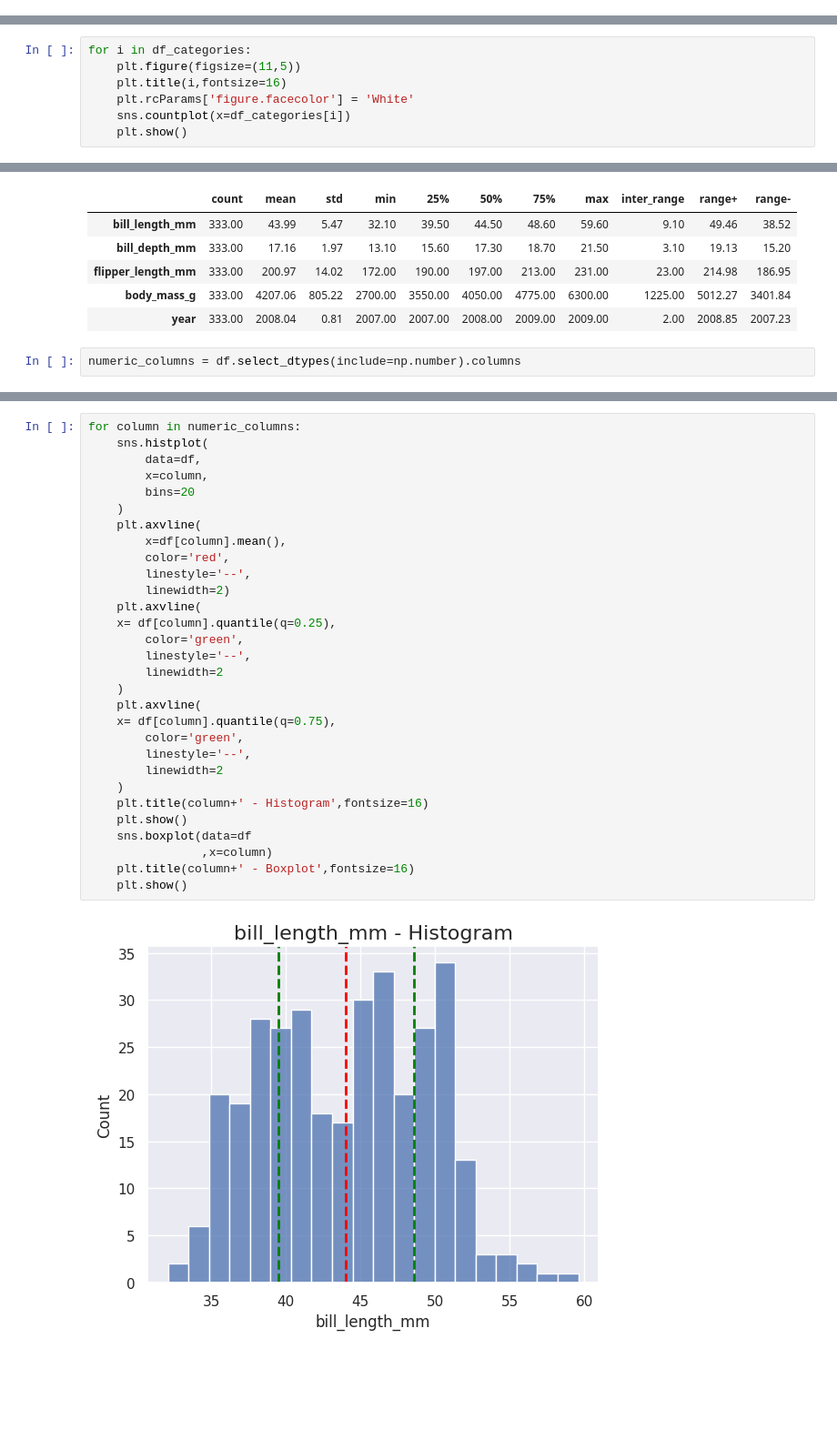
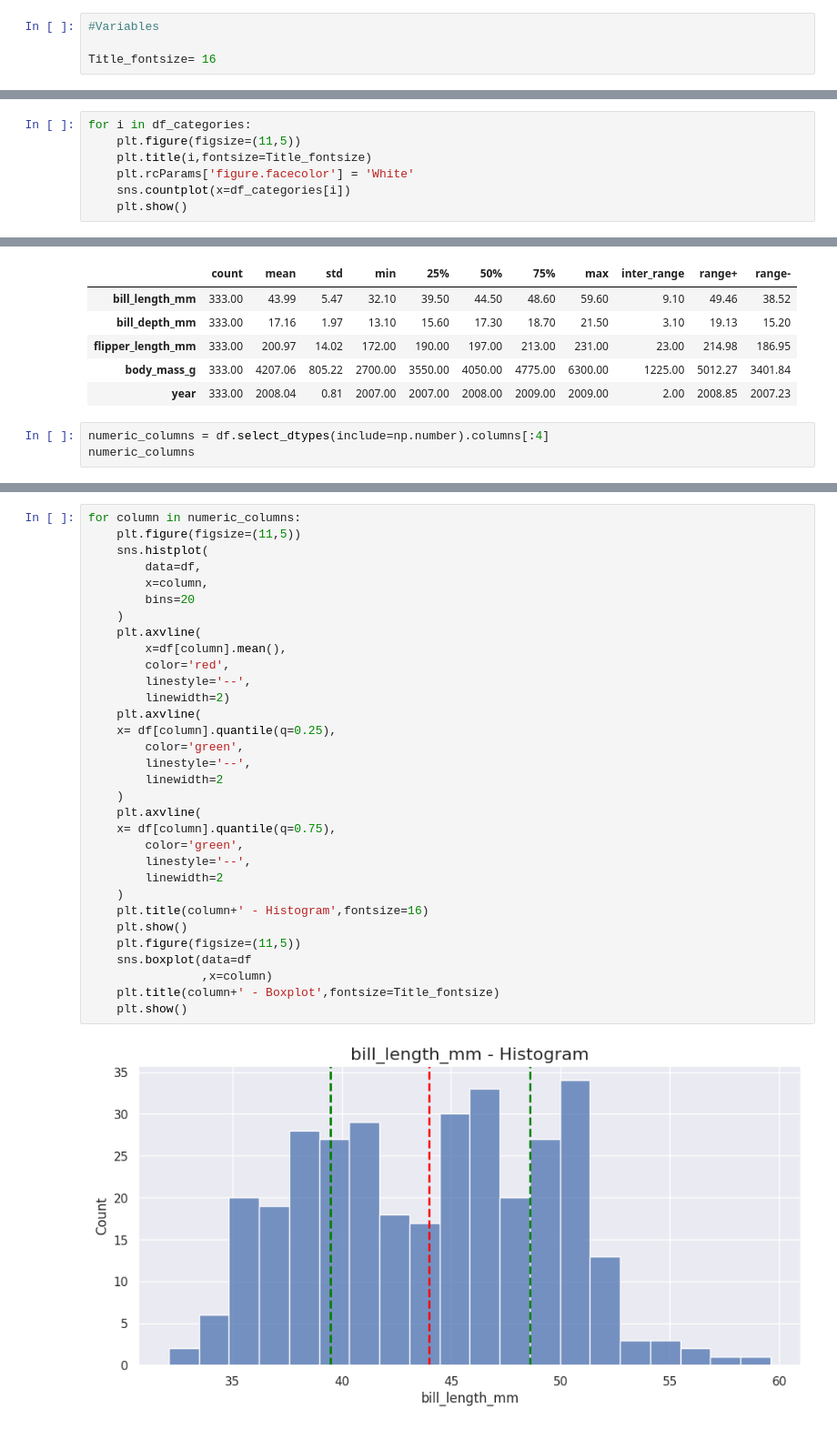
Before and after one commit to AleexSilva/Training-EDA, a Jupyter notebook: python-files/intro.ipynb, the cells around one changed output, grey strips where cells are left out. Shown at 91% size. Cells and saved outputs as stored; diff of their text form; blank space fills up the shorter version.

```diff
--- a/python-files/intro.ipynb
+++ b/python-files/intro.ipynb
@@ -14,6 +14,10 @@ pd.options.display.float_format= '{:.2f}'.format
 # Ignore Warnings
 import warnings
 warnings.filterwarnings('ignore')
+# %%
+#Variables
+
+Title_fontsize= 16
 # %%
 # Import CSV
 
@@ -335,7 +339,7 @@ Total    333 1.00
 # %%
 for i in df_categories:
     plt.figure(figsize=(11,5))
-    plt.title(i,fontsize=16)
+    plt.title(i,fontsize=Title_fontsize)
     plt.rcParams['figure.facecolor'] = 'White'
     sns.countplot(x=df_categories[i])
     plt.show()
@@ -405,4 +409,5 @@ df_desc
 | body_mass_g | 333.00 | 4207.06 | 805.22 | 2700.00 | 3550.00 | 4050.00 | 4775.00 | 6300.00 | 1225.00 | 5012.27 | 3401.84 |
 | year | 333.00 | 2008.04 | 0.81 | 2007.00 | 2007.00 | 2008.00 | 2009.00 | 2009.00 | 2.00 | 2008.85 | 2007.23 |
 # %%
-numeric_columns = df.select_dtypes(include=np.number).columns
+numeric_columns = df.select_dtypes(include=np.number).columns[:4]
+numeric_columns
@@ -409,32 +416,34 @@ numeric_columns = df.select_dtypes(include=np.number).columns
 # %%
 for column in numeric_columns:
+    plt.figure(figsize=(11,5))
     sns.histplot(
         data=df,
         x=column,
         bins=20
     )
     plt.axvline(
         x=df[column].mean(),
         color='red',
         linestyle='--',
         linewidth=2)
     plt.axvline(
     x= df[column].quantile(q=0.25),
         color='green',
         linestyle='--',
         linewidth=2
     )
     plt.axvline(
     x= df[column].quantile(q=0.75),
         color='green',
         linestyle='--',
         linewidth=2
     )
     plt.title(column+' - Histogram',fontsize=16)
     plt.show()
+    plt.figure(figsize=(11,5))
     sns.boxplot(data=df
                 ,x=column)
-    plt.title(column+' - Boxplot',fontsize=16)
+    plt.title(column+' - Boxplot',fontsize=Title_fontsize)
     plt.show()
 # %% [output]
-[figure, old version]
+[figure, new version]
```
Also changed, not shown: parts of 18 cells of this notebook.
